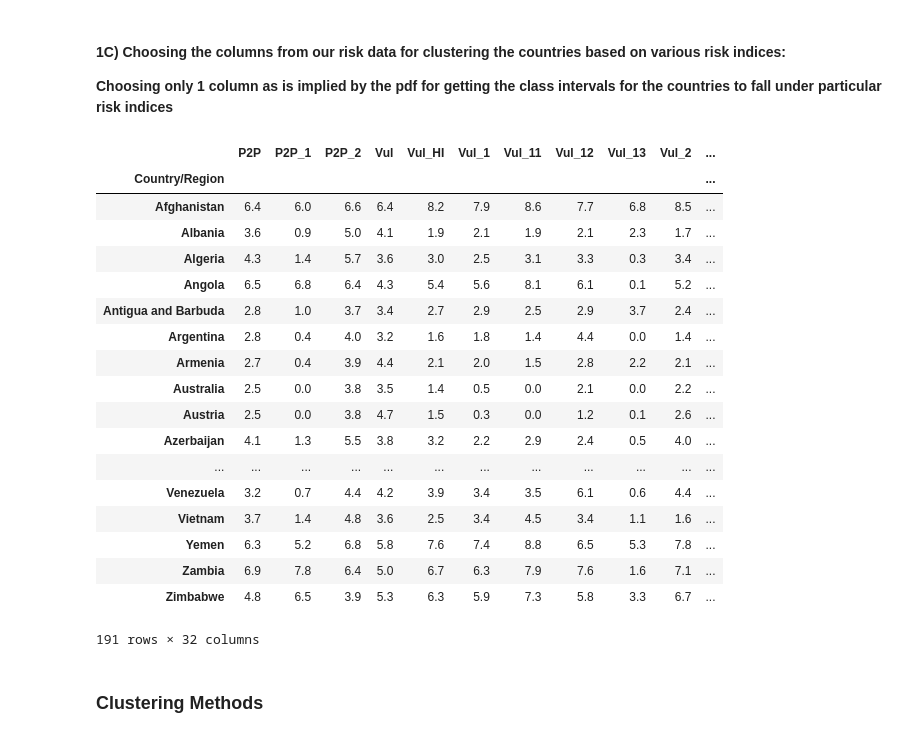
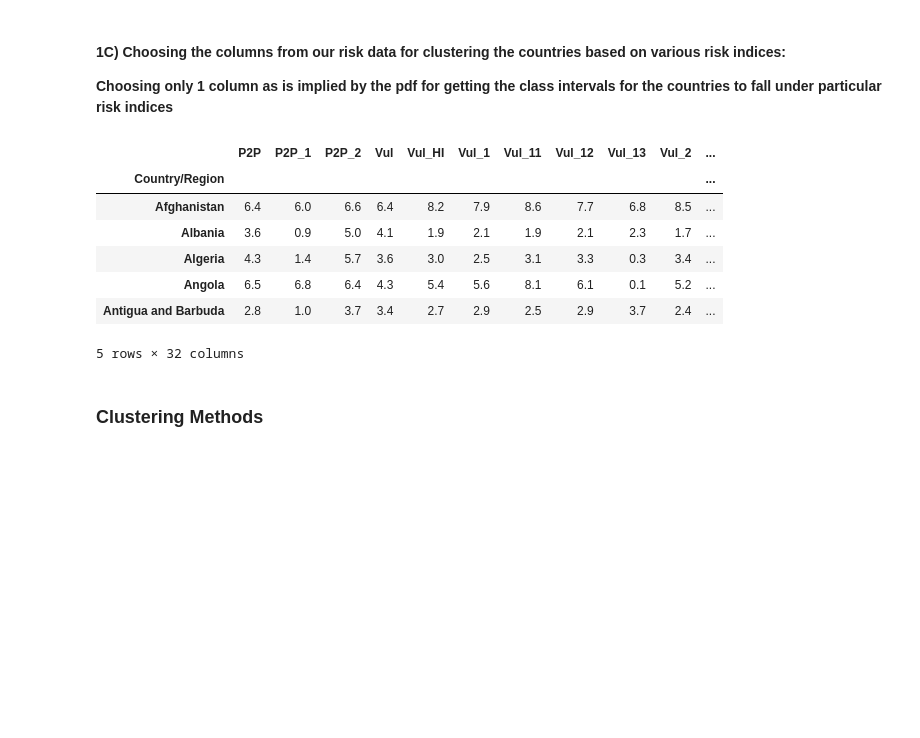
Before and after one commit to namitachhibba/COVID-19_ClusteringAnalysis, a Jupyter notebook: COVID-19 Project-V2-Clustering-Risk Data.ipynb, the cells around one changed output. Cells and saved outputs as stored; diff of their text form; code cells hidden in the pictures; blank space fills up the shorter version.

```diff
--- a/COVID-19 Project-V2-Clustering-Risk Data.ipynb
+++ b/COVID-19 Project-V2-Clustering-Risk Data.ipynb
@@ -15,7 +15,6 @@ from IPython.core.display import HTML
 # %% [markdown]
 ### Importing Filtered and Renamed Risk Index Data
 # %%
-# df_risk = pd.read_csv("C:/Users/user/Downloads/COVID-19 Related Info/Created Files/Risk Index-Filtered-Renamed.csv", index_col ="Country/Region")
-df_risk = pd.read_csv("https://raw.githubusercontent.com/namitachhibba/COVID-19_Analysis/master/Risk%20Index-Filtered-Renamed.csv?token=AGKBWBVISAG4ADY6UGL6TRS64CN7M")
+df_risk = pd.read_csv("C:/Users/user/Downloads/COVID-19 Related Info/Created Files/Risk Index-Filtered-Renamed.csv", index_col ="Country/Region")
 df_risk.head()
 # %% [output]
@@ -140,27 +139,16 @@ See the caveats in the documentation: http://pandas.pydata.org/pandas-docs/stabl
 data_1cat = data.loc[:,['INFORM COVID-19 RISK', 'COVID-19 RISK CLASS']]
 X = data_1cat.iloc[:, :-1].values
 # %%
-data
+data.head()
 # %% [output]
 |  | P2P | P2P_1 | P2P_2 | Vul | Vul_HI | Vul_1 | Vul_11 | Vul_12 | Vul_13 | Vul_2 | ... |
 | Country/Region |  |  |  |  |  |  |  |  |  |  | ... |
 | Afghanistan | 6.4 | 6.0 | 6.6 | 6.4 | 8.2 | 7.9 | 8.6 | 7.7 | 6.8 | 8.5 | ... |
 | Albania | 3.6 | 0.9 | 5.0 | 4.1 | 1.9 | 2.1 | 1.9 | 2.1 | 2.3 | 1.7 | ... |
 | Algeria | 4.3 | 1.4 | 5.7 | 3.6 | 3.0 | 2.5 | 3.1 | 3.3 | 0.3 | 3.4 | ... |
 | Angola | 6.5 | 6.8 | 6.4 | 4.3 | 5.4 | 5.6 | 8.1 | 6.1 | 0.1 | 5.2 | ... |
 | Antigua and Barbuda | 2.8 | 1.0 | 3.7 | 3.4 | 2.7 | 2.9 | 2.5 | 2.9 | 3.7 | 2.4 | ... |
-| Argentina | 2.8 | 0.4 | 4.0 | 3.2 | 1.6 | 1.8 | 1.4 | 4.4 | 0.0 | 1.4 | ... |
-| Armenia | 2.7 | 0.4 | 3.9 | 4.4 | 2.1 | 2.0 | 1.5 | 2.8 | 2.2 | 2.1 | ... |
-| Australia | 2.5 | 0.0 | 3.8 | 3.5 | 1.4 | 0.5 | 0.0 | 2.1 | 0.0 | 2.2 | ... |
-| Austria | 2.5 | 0.0 | 3.8 | 4.7 | 1.5 | 0.3 | 0.0 | 1.2 | 0.1 | 2.6 | ... |
-| Azerbaijan | 4.1 | 1.3 | 5.5 | 3.8 | 3.2 | 2.2 | 2.9 | 2.4 | 0.5 | 4.0 | ... |
-| ... | ... | ... | ... | ... | ... | ... | ... | ... | ... | ... | ... |
-| Venezuela | 3.2 | 0.7 | 4.4 | 4.2 | 3.9 | 3.4 | 3.5 | 6.1 | 0.6 | 4.4 | ... |
-| Vietnam | 3.7 | 1.4 | 4.8 | 3.6 | 2.5 | 3.4 | 4.5 | 3.4 | 1.1 | 1.6 | ... |
-| Yemen | 6.3 | 5.2 | 6.8 | 5.8 | 7.6 | 7.4 | 8.8 | 6.5 | 5.3 | 7.8 | ... |
-| Zambia | 6.9 | 7.8 | 6.4 | 5.0 | 6.7 | 6.3 | 7.9 | 7.6 | 1.6 | 7.1 | ... |
-| Zimbabwe | 4.8 | 6.5 | 3.9 | 5.3 | 6.3 | 5.9 | 7.3 | 5.8 | 3.3 | 6.7 | ... |
-191 rows × 32 columns
+5 rows × 32 columns
 # %% [markdown]
 ### Clustering Methods
 # %% [markdown]
```
Also changed, not shown: parts of 3 cells of this notebook.
